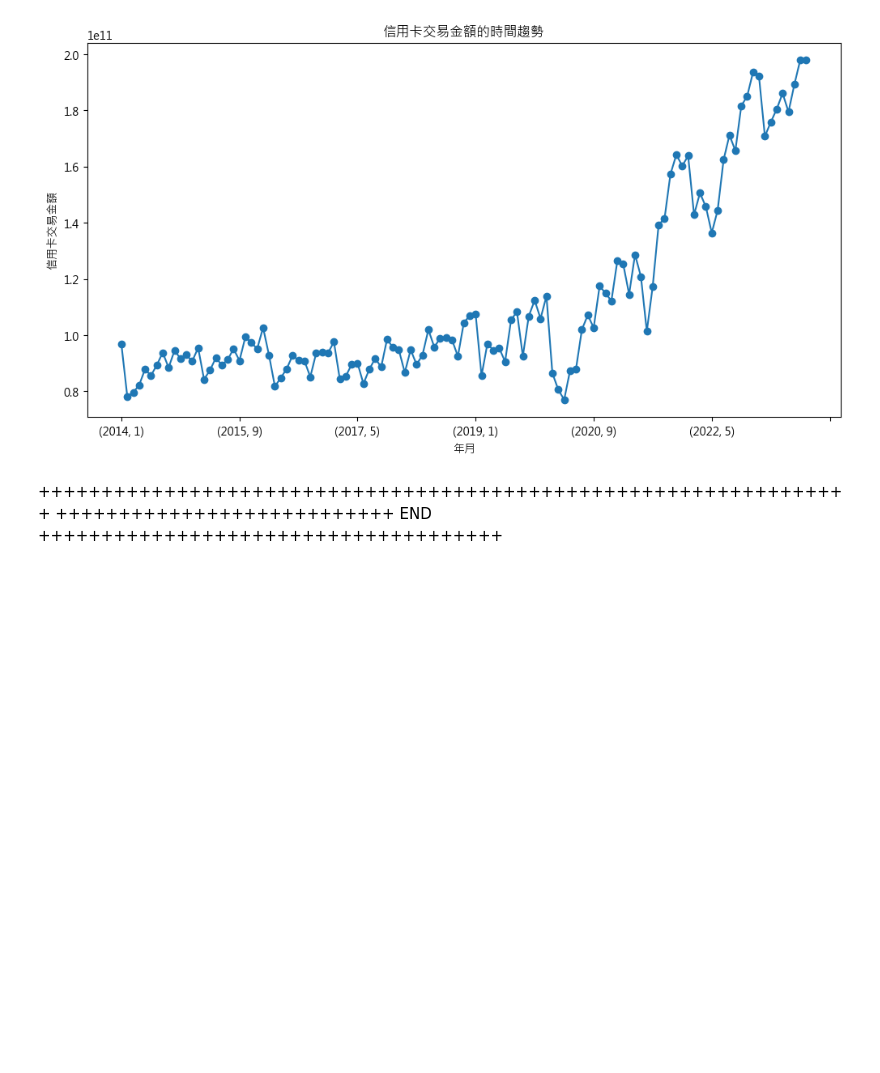
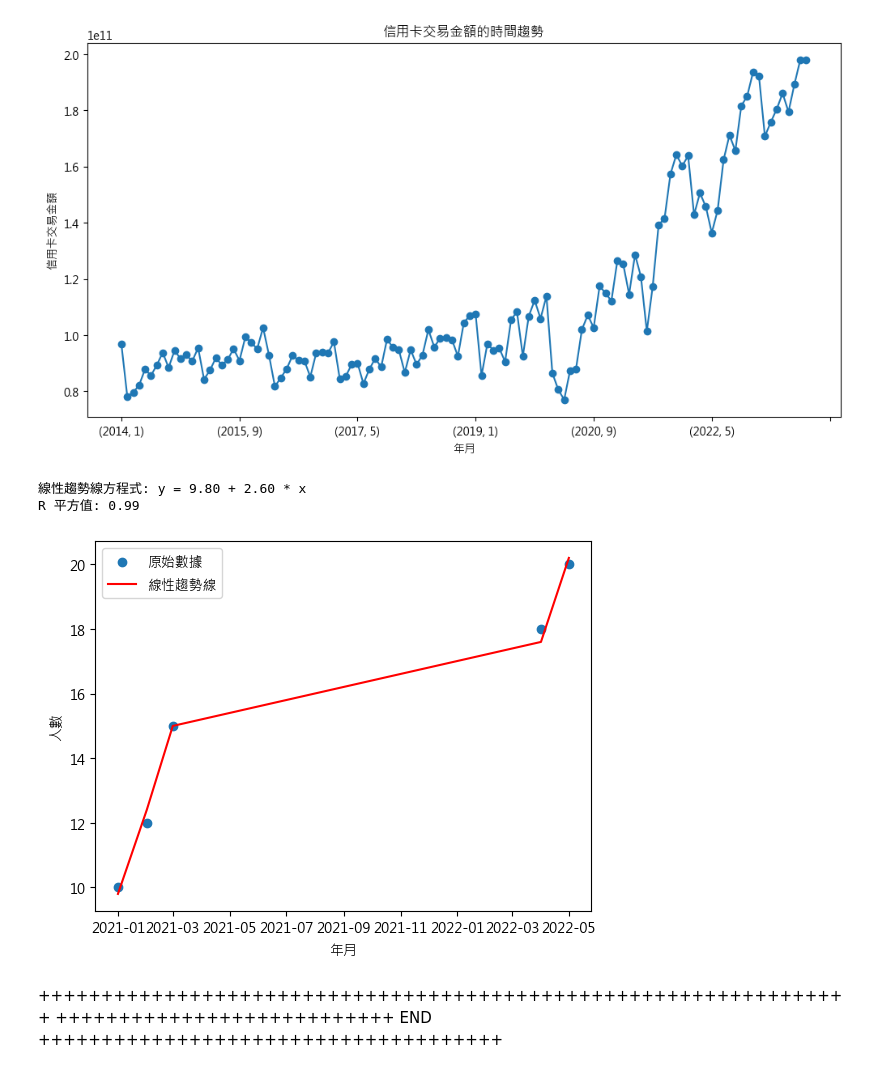
Before and after one commit to George1120901/..__creditcard__, a Jupyter notebook: test5-heatMap.ipynb, the cells around one changed output. Saved outputs shown, nothing was run; the diff lists cells and outputs as text; code cells hidden in the pictures; blank space fills up the shorter version.

```diff
--- a/test5-heatMap.ipynb
+++ b/test5-heatMap.ipynb
@@ -940,6 +1045,48 @@ plt.show()
 #df_b['信用卡交易金額[新台幣]']
 # %% [output]
 [figure]
+# %%
+import pandas as pd
+import numpy as np
+from scipy.stats import linregress
+import matplotlib.pyplot as plt
+
+# 創建一個範例 DataFrame
+data = {'年月': ['2021-01', '2021-02', '2021-03', '2022-04', '2022-05'],
+        '人數': [10, 12, 15, 18, 20]}
+df = pd.DataFrame(data)
+
+# 將 '年月' 轉換為 datetime 類型
+df['年月'] = pd.to_datetime(df['年月'])
+
+# 提取 x 和 y 的數據
+x = df['年月']
+y = df['人數']
+
+# 使用 linregress 進行線性回歸
+slope, intercept, r_value, p_value, std_err = linregress(np.arange(len(x)), y)
+
+# 計算預測值
+y_pred = intercept + slope * np.arange(len(x))
+
+# 計算 R 平方值
+r_squared = r_value**2
+
+# 打印線性趨勢線的方程式和 R 平方值
+print(f'線性趨勢線方程式: y = {intercept:.2f} + {slope:.2f} * x')
+print(f'R 平方值: {r_squared:.2f}')
+
+# 繪製原始數據和線性趨勢線
+plt.scatter(x, y, label='原始數據')
+plt.plot(x, y_pred, color='red', label='線性趨勢線')
+plt.xlabel('年月')
+plt.ylabel('人數')
+plt.legend()
+plt.show()
+# %% [output]
+線性趨勢線方程式: y = 9.80 + 2.60 * x
+R 平方值: 0.99
+[figure, added]
 # %% [markdown]
 +++++++++++++++++++++++++++++++++++++++++++++++++++++++++++++++++
 +++++++++++++++++++++++++++  END  +++++++++++++++++++++++++++++++++++++
```
Also changed, not shown: parts of 7 cells of this notebook, 1 other file.
